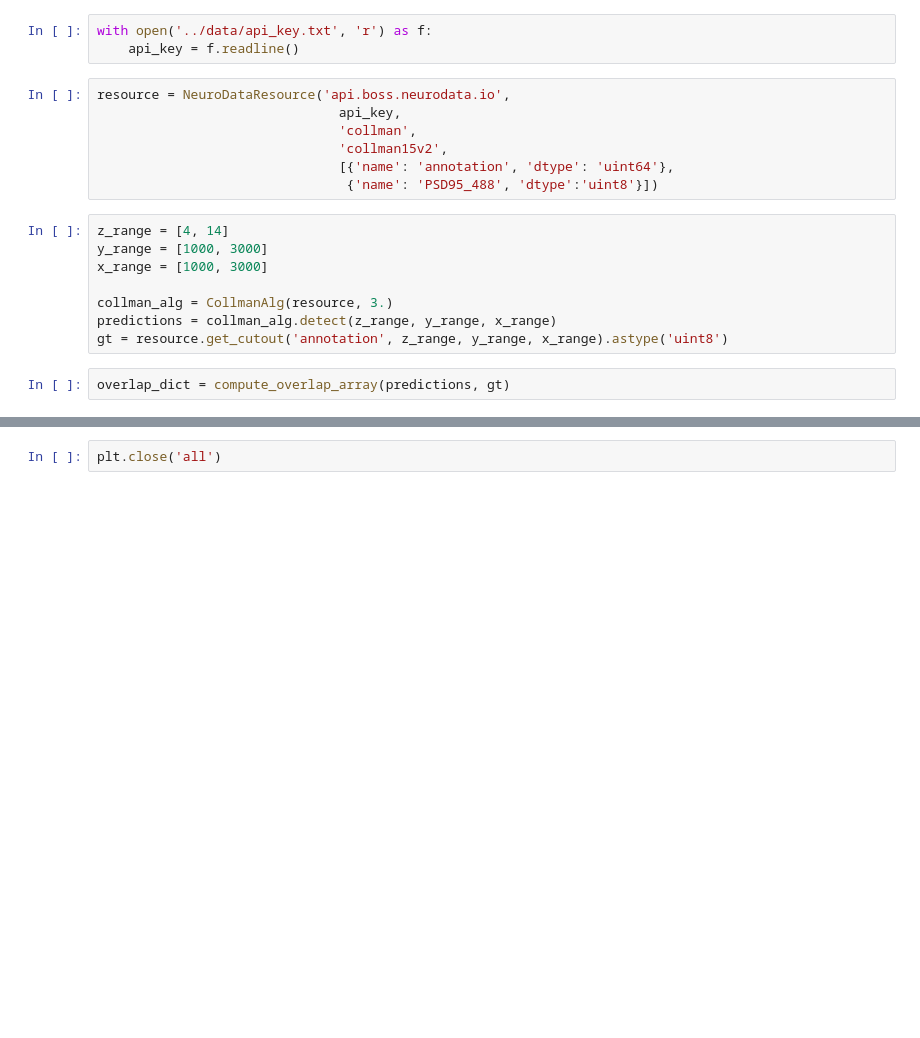
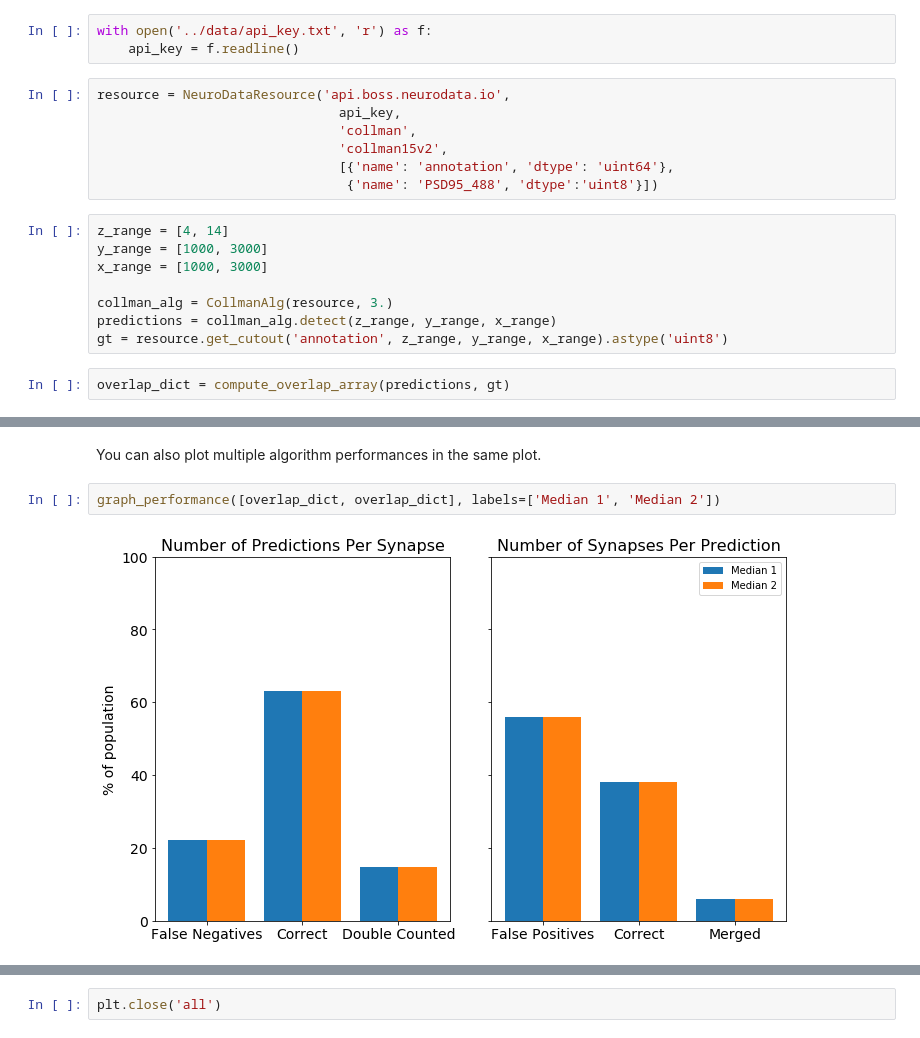
Before and after one commit to zainebrahim/nomads, a Jupyter notebook: source/j1c/quality/graph_performance_example.ipynb, the cells around one changed output, grey strips where cells are left out. Cells and saved outputs as stored; diff of their text form; blank space fills up the shorter version.

```diff
--- a/source/j1c/quality/graph_performance_example.ipynb
+++ b/source/j1c/quality/graph_performance_example.ipynb
@@ -44,0 +47,6 @@ graph_performance(overlap_dict, normed=False)
+# %% [markdown]
+You can also plot multiple algorithm performances in the same plot.
+# %%
+graph_performance([overlap_dict, overlap_dict], labels=['Median 1', 'Median 2'])
+# %% [output]
+[figure, added]
```
Also changed, not shown: parts of 6 cells of this notebook, 1 other file.
